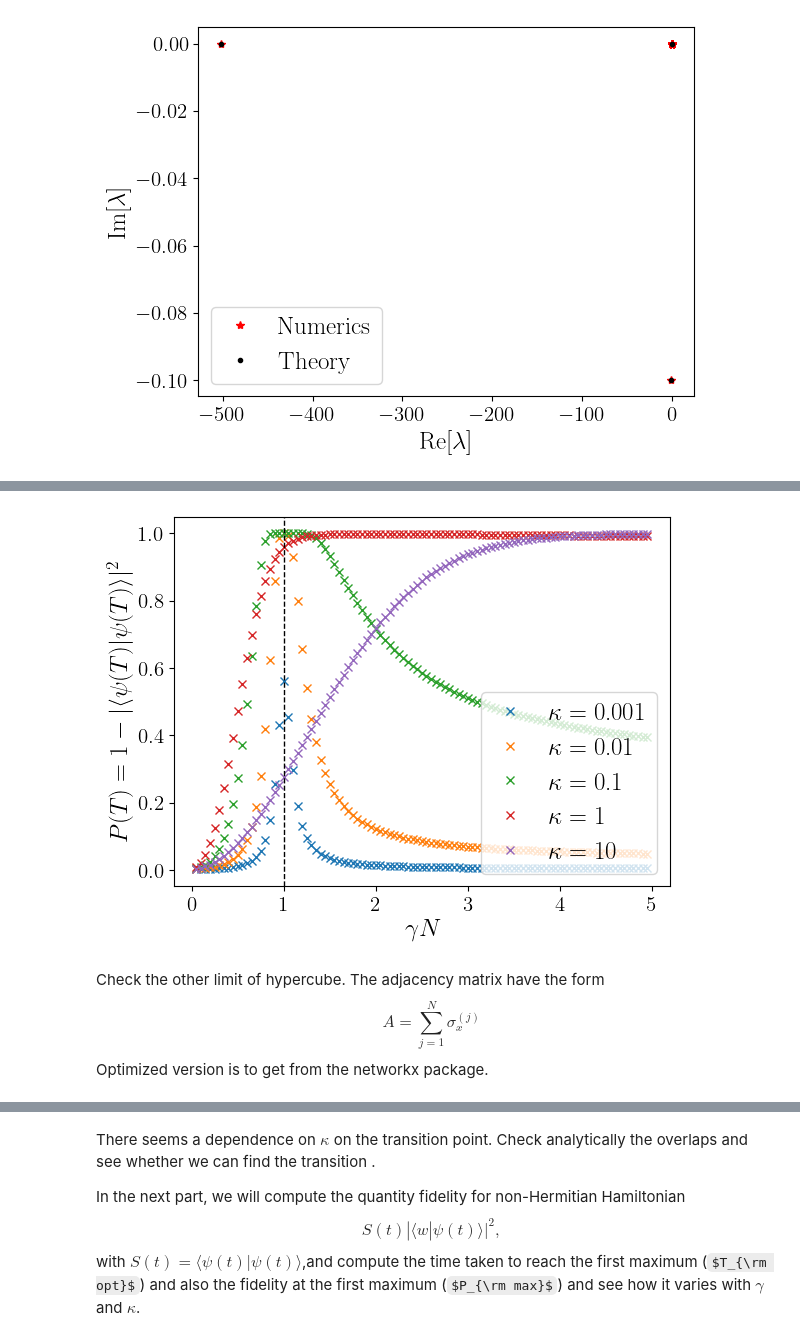
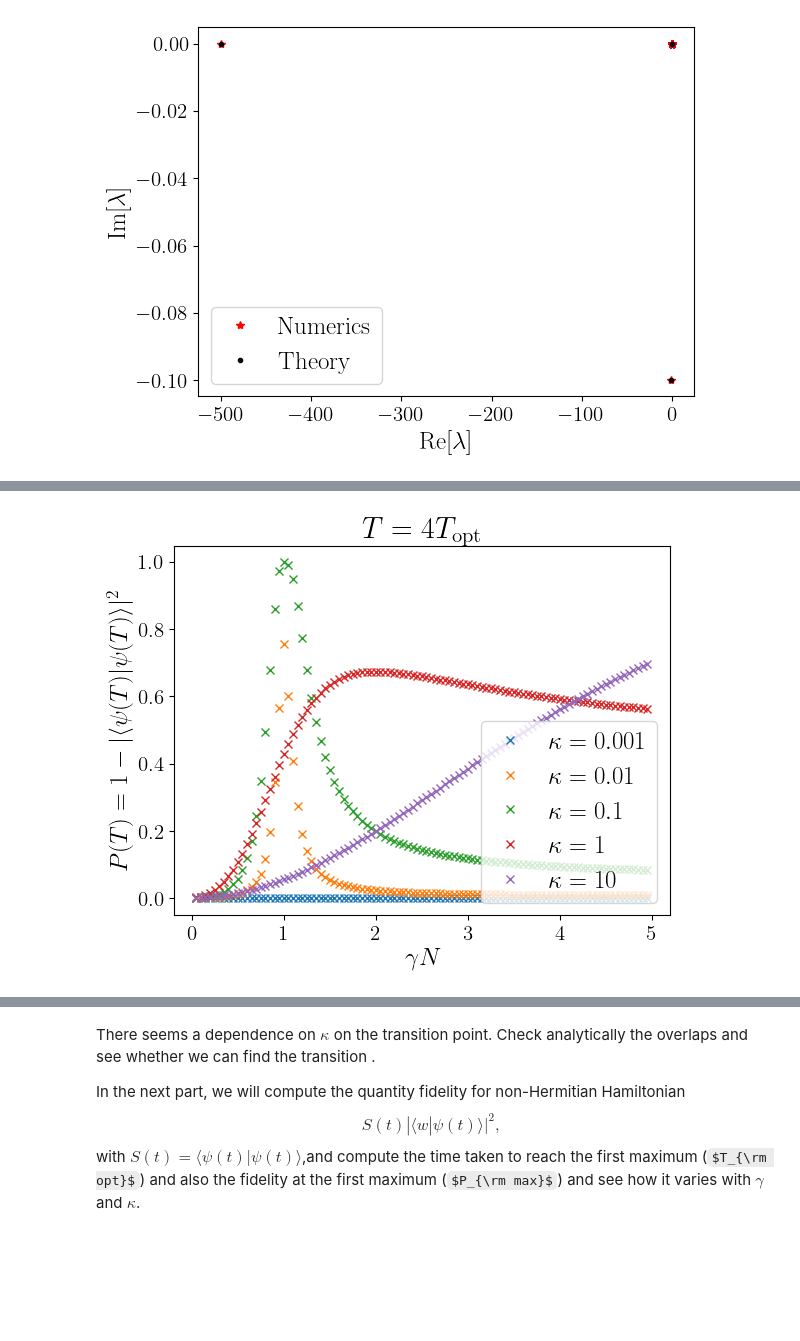
Before and after one commit to sayanr5834/non-Hermitian_QS, a Jupyter notebook: NH_quantum_walker.ipynb, the cells around one changed output, grey strips where cells are left out. Saved outputs shown, nothing was run; the diff lists cells and outputs as text; code cells hidden in the pictures; some formulas as TeX source; blank space fills up the shorter version.

```diff
--- a/NH_quantum_walker.ipynb
+++ b/NH_quantum_walker.ipynb
@@ -83,13 +59,16 @@ w  = 10
 kappa = 0.1
 
 #Hamiltonian matrix
-H = H_total(N,gamma,w,kappa)
+H = sf.H_CG(N,gamma,w,kappa)
 
 #get the eigenvalue and right eigenstates
 eigval,_ = np.linalg.eig(H)
 
 #get the eigenvalue and left eigenstates
 eigval_2,_ = np.linalg.eig(np.transpose(H))
+
+#theoretical computations of the eigenvalues
+lambda_plus,lambda_minus = sf.lambda_pm(N,gamma,kappa)
 # %%
 plt.plot(np.real(eigval),np.imag(eigval),'r*',label = 'Numerics')
 
@@ -368,4 +278,11 @@ plt.show()
-# %%
-P_T4_ = np.zeros(len(gamma))
-for i in range(len(gamma)):
-    P_T4_[i] = 1 - s_prob4_[i][-1]
+# %%
+t_opt = (np.pi/2)*np.sqrt(N)
+T_check = [t_opt/4,t_opt/2, t_opt, 2*t_opt, 4*t_opt]
+dt = 0.01
+m_check  = [int(t / dt) for t in T_check]
+
+P_T = np.zeros((len(gamma),len(kappa),len(m_check)))
+for i in range(len(gamma)):
+    for j in range(len(kappa)):
+        for k in range(len(m_check)):
+            P_T[i,j,k] = 1 - s_prob[i,j][m_check[k]-1]
@@ -372,21 +308,21 @@ for i in range(len(gamma)):
 # %%
-plt.plot(gamma*N, P_T0,'x',label = f'$\kappa=$ {kappa[0]}')
-plt.plot(gamma*N, P_T1,'x',label = f'$\kappa=$ {kappa[1]}')
-plt.plot(gamma*N, P_T2,'x',label = f'$\kappa=$ {kappa[2]}')
-plt.plot(gamma*N, P_T3,'x',label = f'$\kappa=$ {kappa[3]}')
-plt.plot(gamma*N, P_T4,'x',label = f'$\kappa=$ {kappa[4]}')
+i = 4  #T index
+
+plt.plot(gamma*N, P_T[:,0,i],'x',label = f'$\\kappa={kappa[0]}$')
+plt.plot(gamma*N, P_T[:,1,i],'x',label = f'$\\kappa={kappa[1]}$')
+plt.plot(gamma*N, P_T[:,2,i],'x',label = f'$\\kappa={kappa[2]}$')
+plt.plot(gamma*N, P_T[:,3,i],'x',label = f'$\\kappa={kappa[3]}$')
+plt.plot(gamma*N, P_T[:,4,i],'x',label = f'$\\kappa={kappa[4]}$')
+#plt.title(r'$T = \frac{T_{\rm{opt}}}{2}$')
+plt.title(r'$T = 4 T_{\rm{opt}}$')
 
 
-plt.axvline(1.0,linestyle = '--',color = 'k',linewidth =1)
+#plt.axvline(1.0,linestyle = '--',color = 'k',linewidth =1)
 
 plt.legend(loc = 'lower right', frameon = True)
 plt.xlabel(r'$\gamma N$')
 plt.ylabel(r'$P(T) =  1 - |\langle \psi(T)|\psi(T) \rangle|^2$')
-plt.savefig('det_prob_diff_kappa.pdf',bbox_inches = 'tight')
+plt.savefig('../Figures/Surv_Prob/sprob_complement_4Topt.pdf',bbox_inches = 'tight')
 plt.show()
 # %% [output]
-[figure, old version]
+[figure, new version]
-# %% [markdown]
-Check the other limit of hypercube. The adjacency matrix have the form
-$$A = \sum_{j=1}^{N} \sigma_x^{(j)}$$
-Optimized version is to get from the networkx package.
```
Also changed, not shown: parts of 29 cells of this notebook.
